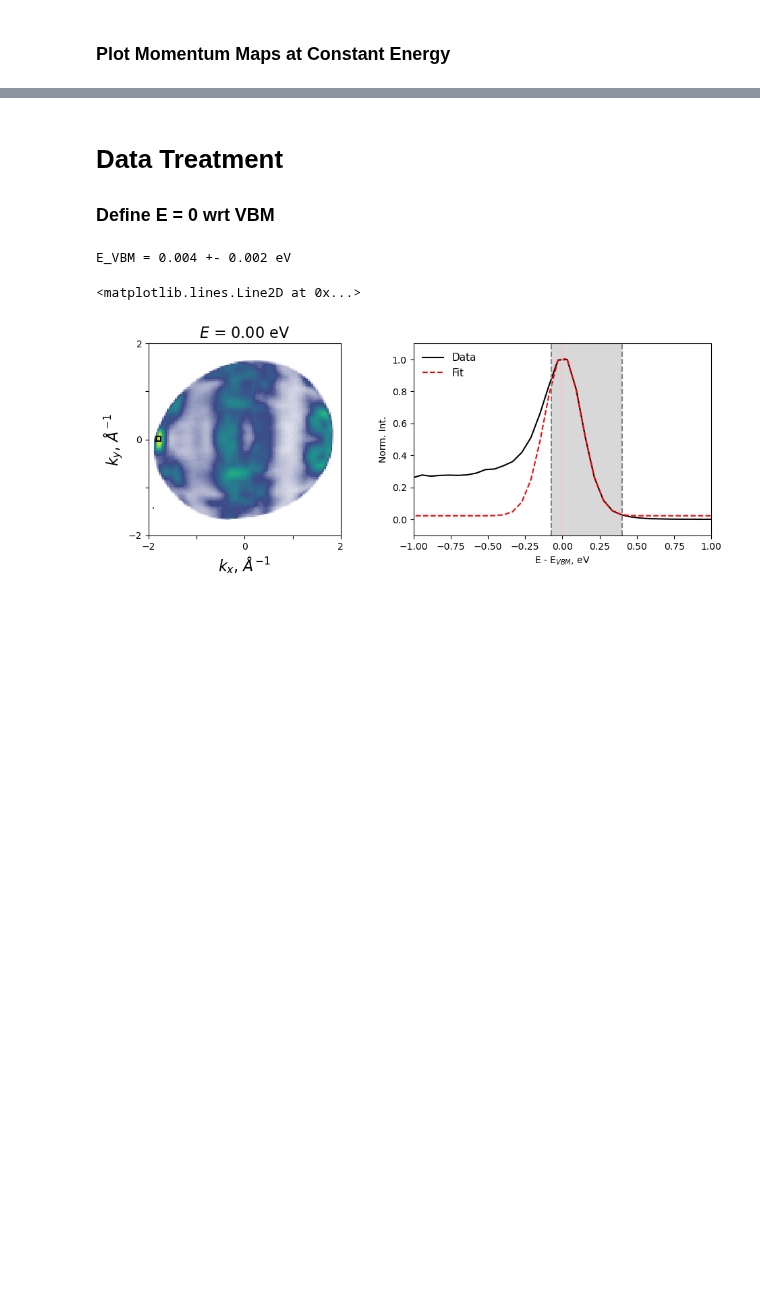
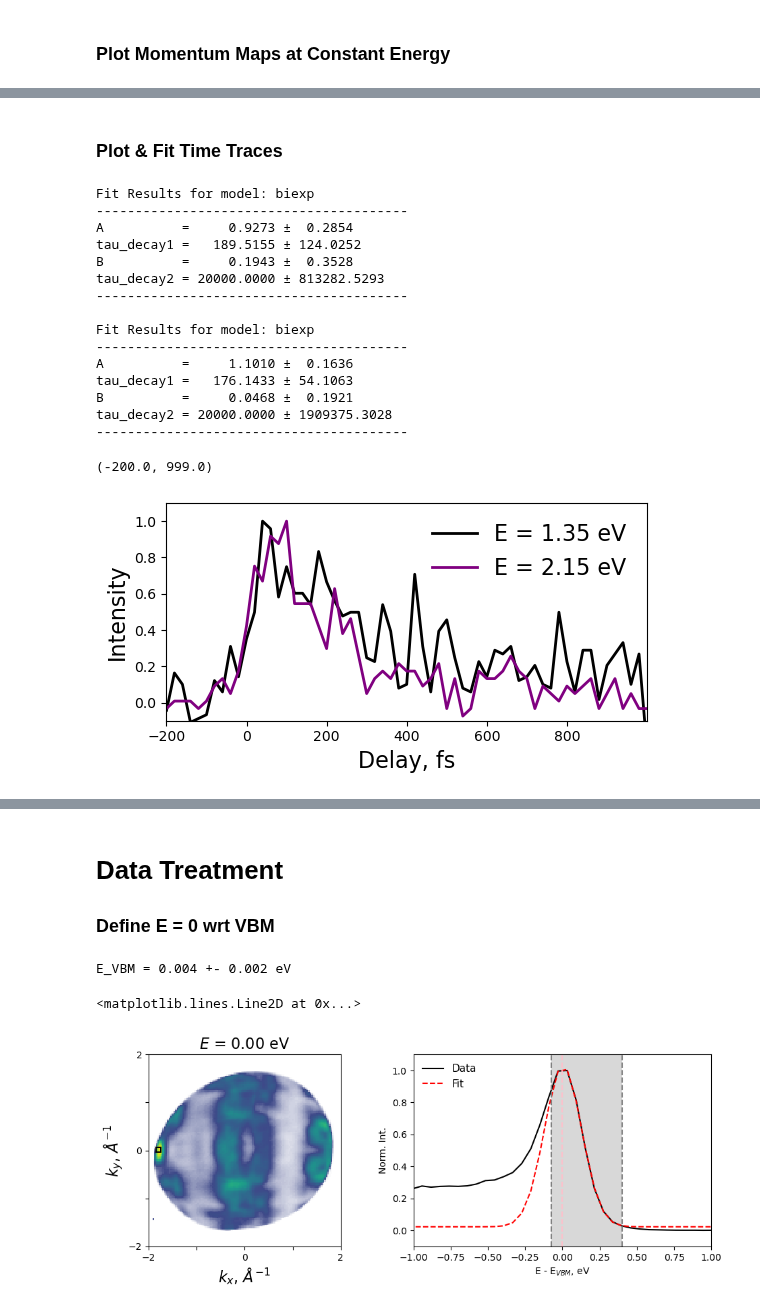
Before and after one commit to lawsonlloyd/mpes-analysis, a Jupyter notebook: mpes_Plot_Analysis.ipynb, the cells around one changed output, grey strips where cells are left out. Cells and saved outputs as stored; diff of their text form; code cells hidden in the pictures; blank space fills up the shorter version.

```diff
--- a/mpes_Plot_Analysis.ipynb
+++ b/mpes_Plot_Analysis.ipynb
@@ -440,0 +205,79 @@ NameError: name 'VBM' is not defined
+# %% [markdown]
+### Plot & Fit Time Traces
+# %%
+E, E_int = [1.35, 2.15], .12 # Energies for Plotting Time Traces ; 1st Energy for MM
+(kx, ky), (kx_int, ky_int) = (0, 0), (4, 4) # Central (kx, ky) point and k-integration
+norm_trace = True
+subtract_neg = True
+neg_delays = [-300, -120]
+fwhm_IRF = 80
+sigma_IRF = fwhm_IRF/2.355
+
+fig, axs = plt.subplots()
+fig.set_size_inches(6, 3, forward=False)
+#axs = axs.flatten()
+
+mpes.plot_time_traces(
+    I, E, E_int, (kx, ky), (kx_int, ky_int),
+    norm_trace, subtract_neg, neg_delays,
+    fig = fig, ax = axs,
+    colors = ['black', 'purple'],
+    fontsize=16
+)
+
+### Do a Fitting: Choose model (input as string, e.g. 'monoexp') and input fit parameters (p0, bounds etc.)
+delay_limits = (30, 999)
+delay_axis_1 = I.delay.loc[{"delay":slice(delay_limits[0], delay_limits[1])}].values
+
+# Curve 1
+time_trace = mpes.get_time_trace(I, E[0], E_int, (kx, ky), (kx_int, ky_int), norm_trace = True, subtract_neg = True, neg_delays = neg_delays)
+time_trace = time_trace.loc[{"delay":slice(delay_limits[0], delay_limits[1])}].values
+
+model = 'biexp'
+p0 = [1, 100, 1, 1000]
+lower_bounds, upper_bounds = (0, 0, 0, 0), (10, 5000, 10, 20000)
+popt, pcov, fit_curve_1 = mpes.fit_time_trace(model, delay_axis_1, time_trace, p0, [lower_bounds, upper_bounds], convolve = True, sigma_IRF = sigma_IRF)
+ex_fit = mpes.print_fit_results(model, popt, pcov)
+
+delay_limits = (-200, 999)
+delay_axis_2 = I.delay.loc[{"delay":slice(delay_limits[0], delay_limits[1])}].values
+
+# Curve 2
+time_trace = mpes.get_time_trace(I, E[1], E_int, (kx, ky), (kx_int, ky_int), norm_trace = True, subtract_neg = True, neg_delays = neg_delays)
+time_trace = time_trace.loc[{"delay":slice(delay_limits[0], delay_limits[1])}].values
+
+#model = 'exp_rise_monoexp_decay'
+#p0 = [2, 10, 120] #C, tau_rise, tau_decay1)
+#lower_bounds, upper_bounds = (0, 0, 0), (10, 2000, 10000)
+model = 'biexp'
+p0 = [1, 100, 1, 1000]
+lower_bounds, upper_bounds = (0, 0, 0, 0), (10, 5000, 10, 20000)
+popt, pcov, fit_curve_2 = mpes.fit_time_trace(model, delay_axis_2, time_trace, p0, [lower_bounds, upper_bounds], convolve = True, sigma_IRF = sigma_IRF)
+cbm_fit = mpes.print_fit_results(model, popt, pcov)
+
+#conv_model = mpes.make_convolved_model(mpes.exp_rise_monoexp_decay, delay_axis, 40)
+#init_curve = conv_model(delay_axis, *p0)
+
+# Plot Fits
+#axs.plot(delay_axis_1, fit_curve_1, linestyle = 'dashed', color = 'green')
+#axs.plot(delay_axis_2, fit_curve_2, linestyle = 'dashed', color = 'blue')
+axs.set_ylim(-0.1,1.1)
+axs.set_xlim(-200,delay_limits[1])
+# %% [output]
+Fit Results for model: biexp
+----------------------------------------
+A          =     0.9273 ±  0.2854
+tau_decay1 =   189.5155 ± 124.0252
+B          =     0.1943 ±  0.3528
+tau_decay2 = 20000.0000 ± 813282.5293
+----------------------------------------
+
+Fit Results for model: biexp
+----------------------------------------
+A          =     1.1010 ±  0.1636
+tau_decay1 =   176.1433 ± 54.1063
+B          =     0.0468 ±  0.1921
+tau_decay2 = 20000.0000 ± 1909375.3028
+----------------------------------------
+(-200.0, 999.0)
+[figure, added]
```
Also changed, not shown: parts of 16 cells of this notebook, 1 other file.
